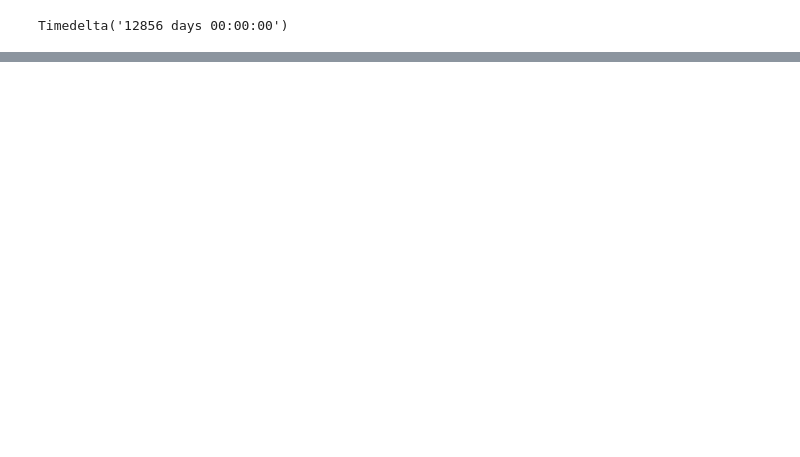
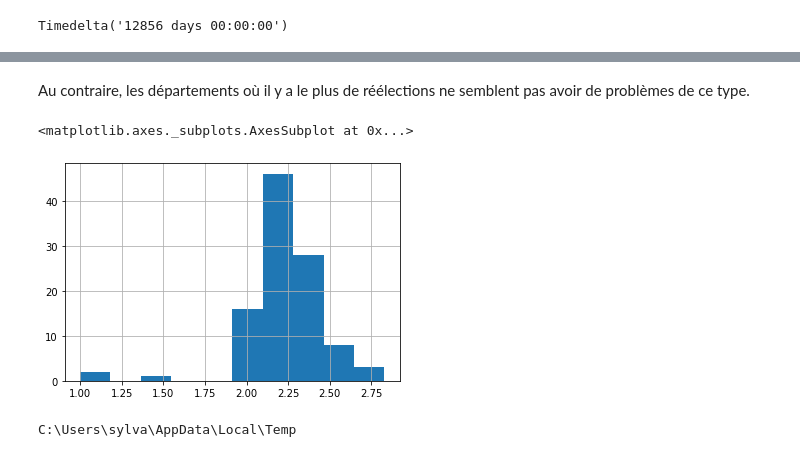
Before and after one commit to dusylvain/Projet-Python-deputes, a Jupyter notebook: statistiques_descriptives_depute (1).ipynb, the cells around one changed output, grey strips where cells are left out. Saved outputs shown, nothing was run; the diff lists cells and outputs as text; code cells hidden in the pictures; blank space fills up the shorter version.

```diff
--- a/statistiques_descriptives_depute (1).ipynb
+++ b/statistiques_descriptives_depute (1).ipynb
@@ -97,7 +100,5 @@ KeyError: 'date naissance'
 # %%
-dep_possible=list(mandat_dep['Département'].unique())#une liste de tous les départements mentionnés
+dep_possible=list(mandat_dep['Département'].unique())[:-1]#une liste de tous les départements mentionnés sans les Nan
 dep_possible.remove(" Département d'élection inconnu")
-for dep in dep_possible :#on enlève les nan
-    if type(dep)!=str :
-        dep_possible.remove(dep)
-#dep_possible#attention, il y a souvent un espace avant !
+#dep_possible=[i[1:] for i in dep_possible]#on supprime les espaces
+dep_possible
@@ -104,7 +123,2 @@ for dep in dep_possible :#on enlève les nan
-# %%
-#Le résultat est équivalent comme ça
-dep_possible=list(mandat_dep['Département'].unique())[:-1]#une liste de tous les départements mentionnés
-dep_possible.remove(" Département d'élection inconnu")
-dep_possible
 # %%
 mandat_dep.count()#on vérifie qu'il n'y a pas trop de manques
@@ -111,18 +135,2 @@ mandat_dep.count()#on vérifie qu'il n'y a pas trop de manques
 # %%
 mandat_dep.set_index('Département', inplace=True)#on met département en index pour pouvoir scinder par départements
-# %%
-liste_dep={}#on crée un dictionnaire où on va mettre les dataframes par départements
-for dep in dep_possible:#pour chaque département
-    mand_du_dep=mandat_dep.loc[dep]#on récupère le dataframe des mandats dans le département
-    liste_dep[dep]=mand_du_dep#et on l'ajoute au dictionnaire
-# %%
-carac_dep={}
-for dep in dep_possible :
-    nbre_mandat=liste_dep[dep]['nom du député'].count()#on compte le nombre total de mandat dans le département
-    cpte_depute=0#on crée la variable qui va compter le nombre de députés différents
-    compte=[]#on crée une liste où on va mettre les députés déjà comptés
-    for depute in liste_dep[dep]['nom du député'] :#on boucle sur les noms de députés
-        if depute not in compte :#si on ne l'a pas déjà compté
-            cpte_depute+=1#on rajoute un au compte
-            compte.append(depute)#et on indique qu'on l'a désormais compté
-    carac_dep[dep]=pd.DataFrame(['nombre_mandat', 'nombre député','nombre moyen de mandats par député'], [nbre_mandat, cpte_depute, nbre_mandat/cpte_depute])#on crée un dataframe avec les informations
@@ -142,0 +199,7 @@ table.head()
+# %% [markdown]
+Au contraire, les départements où il y a le plus de réélections ne semblent pas avoir de problèmes de ce type.
+# %%
+table.loc['nombre moyen de mandats par député'][table.loc['nombre député']>40].hist()
+# %% [output]
+<matplotlib.axes._subplots.AxesSubplot at 0x...>
+[figure, added]
@@ -142,0 +211,11 @@ table.head()
+# %%
+temporary_location = tempfile.gettempdir()
+print(temporary_location)
+def download_unzip(url, dirname =temporary_location, destname = "borders"):
+    myfile = requests.get(url)
+    open(dirname + '/' + destname + '.zip', 'wb').write(myfile.content)
+    with zipfile.ZipFile(dirname + '/' + destname + '.zip', 'r') as zip_ref:
+        zip_ref.extractall(dirname + '/' + destname)
+download_unzip('https://www.data.gouv.fr/fr/datasets/r/3096e551-c68d-40ce-8972-a228c94c0ad1')
+# %% [output]
+C:\Users\sylva\AppData\Local\Temp
```
Also changed, not shown: parts of 23 cells of this notebook.
